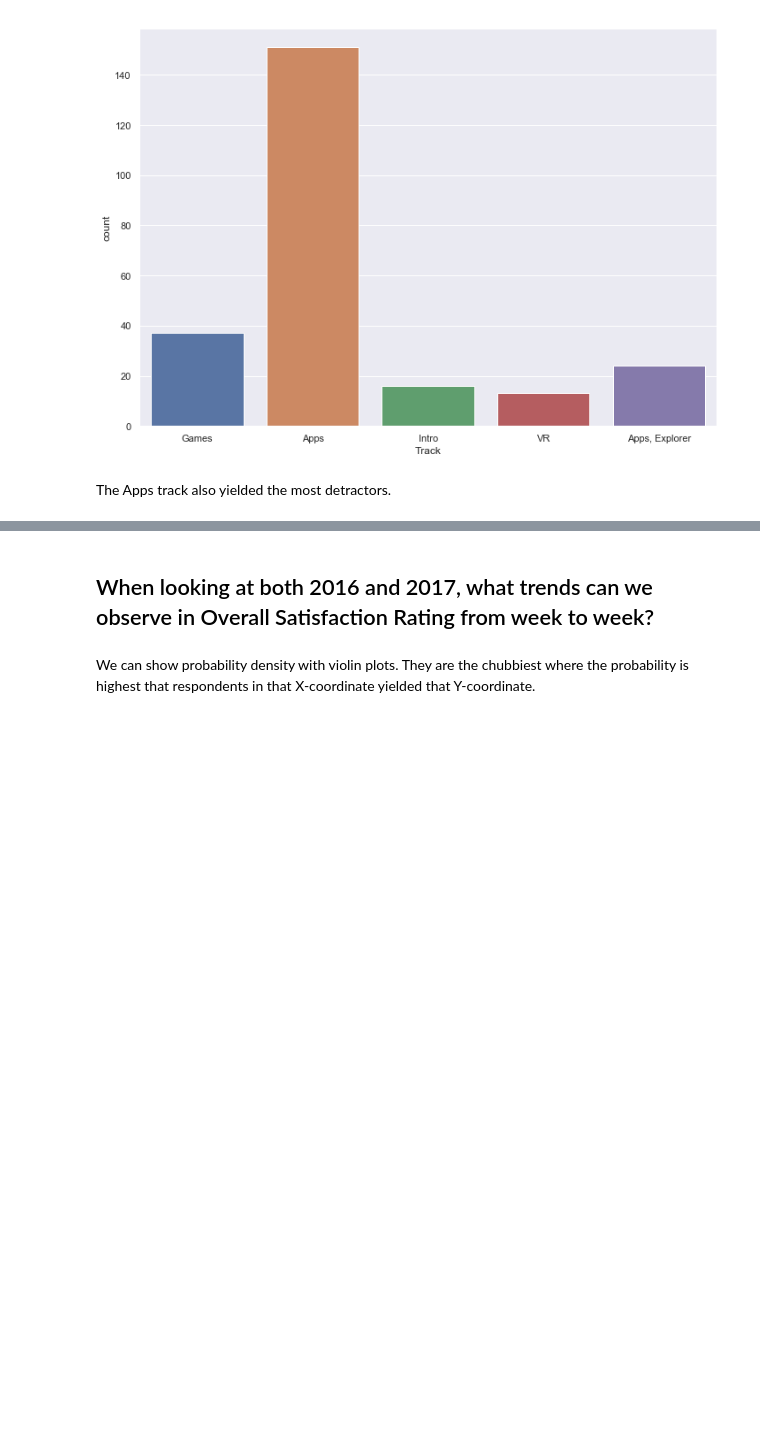
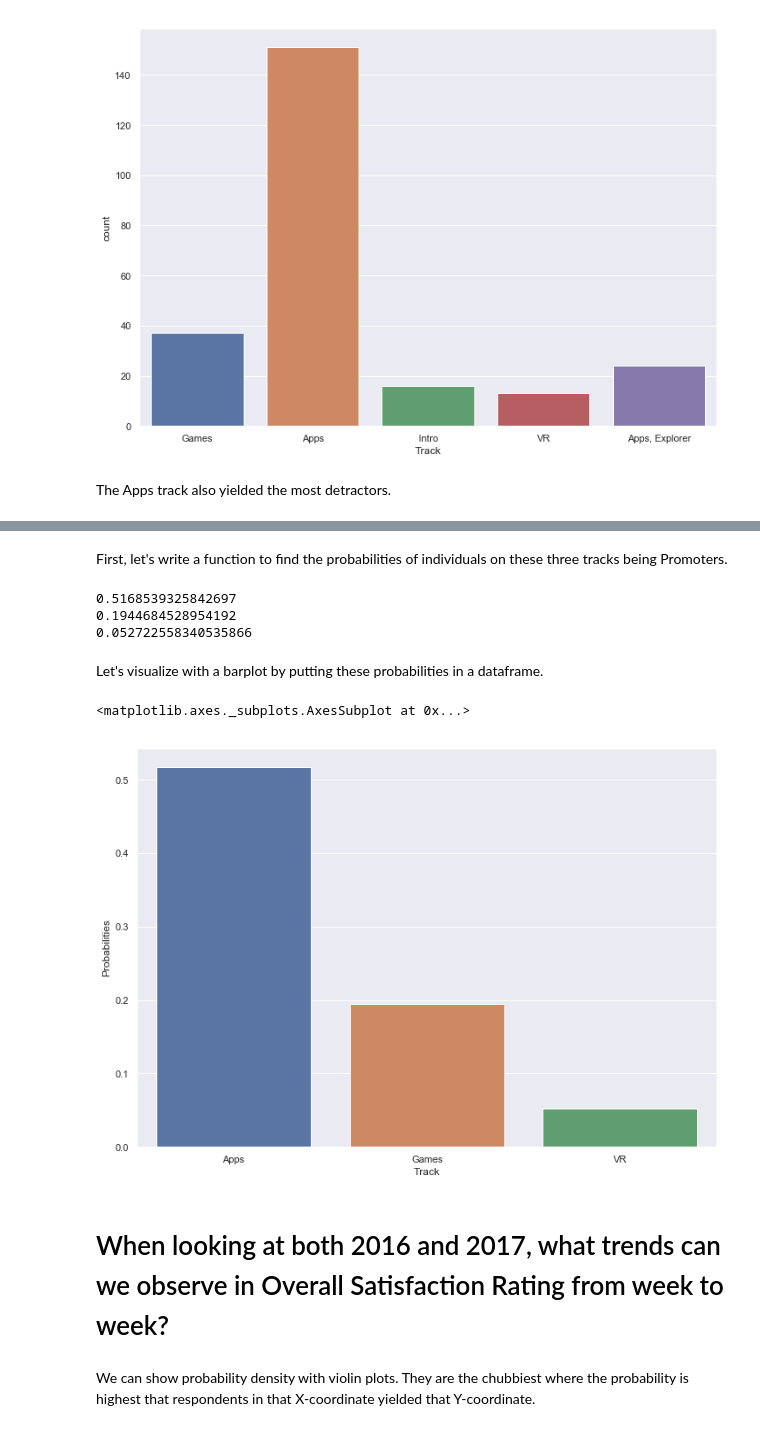
Before and after one commit to cherishkim42/DS-1.1-Data-Analysis, a Jupyter notebook: NPS_Project/NPS_Project.ipynb, the cells around one changed output, grey strips where cells are left out. Drawn from its saved outputs; the diff is of its cells as text; code cells hidden in the pictures; blank space fills up the shorter version.

```diff
--- a/NPS_Project/NPS_Project.ipynb
+++ b/NPS_Project/NPS_Project.ipynb
@@ -194,0 +196,2 @@ Name: Overall Satisfaction Rating, dtype: object
+# %% [markdown]
+First, let's write a function to find the probabilities of individuals on these three tracks being Promoters.
@@ -195,5 +201,22 @@ Name: Overall Satisfaction Rating, dtype: object
+# %%
+print(promoter_prob('Apps', 'Promoter'))
+print(promoter_prob('Games', 'Promoter'))
+print(promoter_prob('VR', 'Promoter'))
+# %% [output]
+0.5168539325842697
+0.1944684528954192
+0.052722558340535866
+# %% [markdown]
+Let's visualize with a barplot by putting these probabilities in a dataframe.
+# %%
+probs = {'Track': ['Apps', 'Games', 'VR'], 'Probabilities': [0.5168539325842697, 0.1944684528954192, 0.052722558340535866]}
+probs_df = pd.DataFrame(probs, columns=['Track', 'Probabilities'])
+sns.barplot(x='Track', y='Probabilities', data=probs_df)
+# %% [output]
+<matplotlib.axes._subplots.AxesSubplot at 0x...>
+[figure, added]
 # %% [markdown]
-## When looking at both 2016 and 2017, what trends can we observe in Overall Satisfaction Rating from week to week?
+# When looking at both 2016 and 2017, what trends can we observe in Overall Satisfaction Rating from week to week?
 # %% [markdown]
 We can show probability density with violin plots. They are the chubbiest where the probability is highest that respondents in that X-coordinate yielded that Y-coordinate.
 # %%
```
Also changed, not shown: parts of 26 cells of this notebook, 1 other file.
